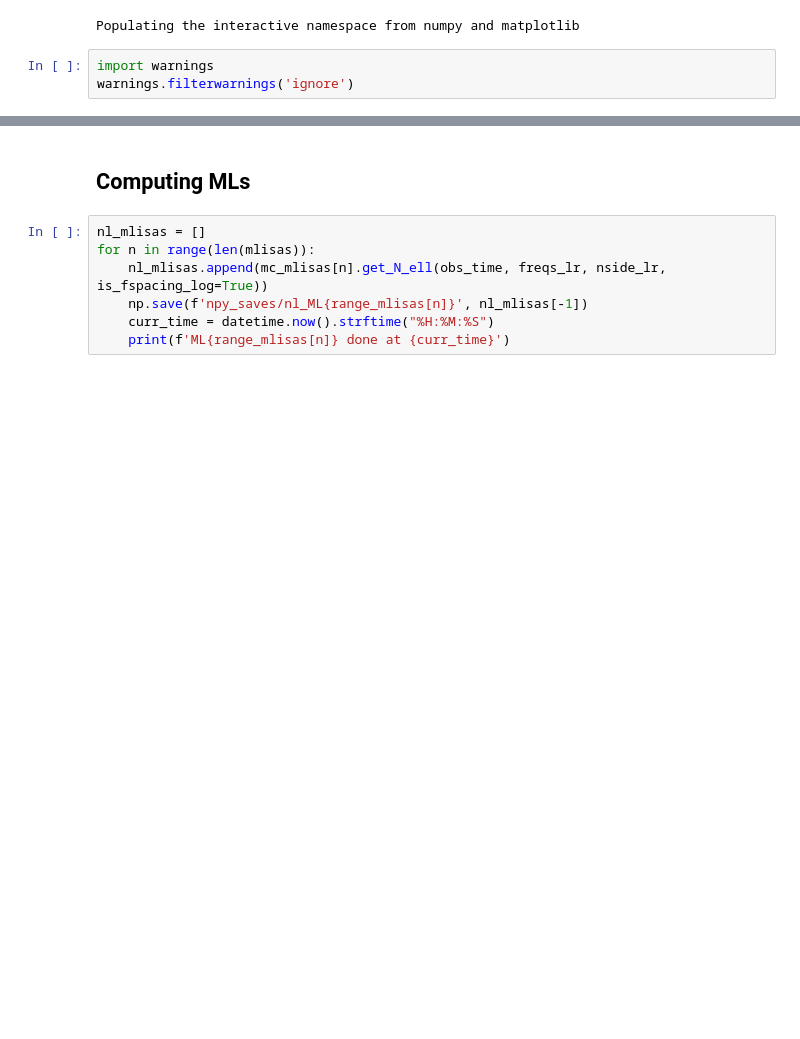
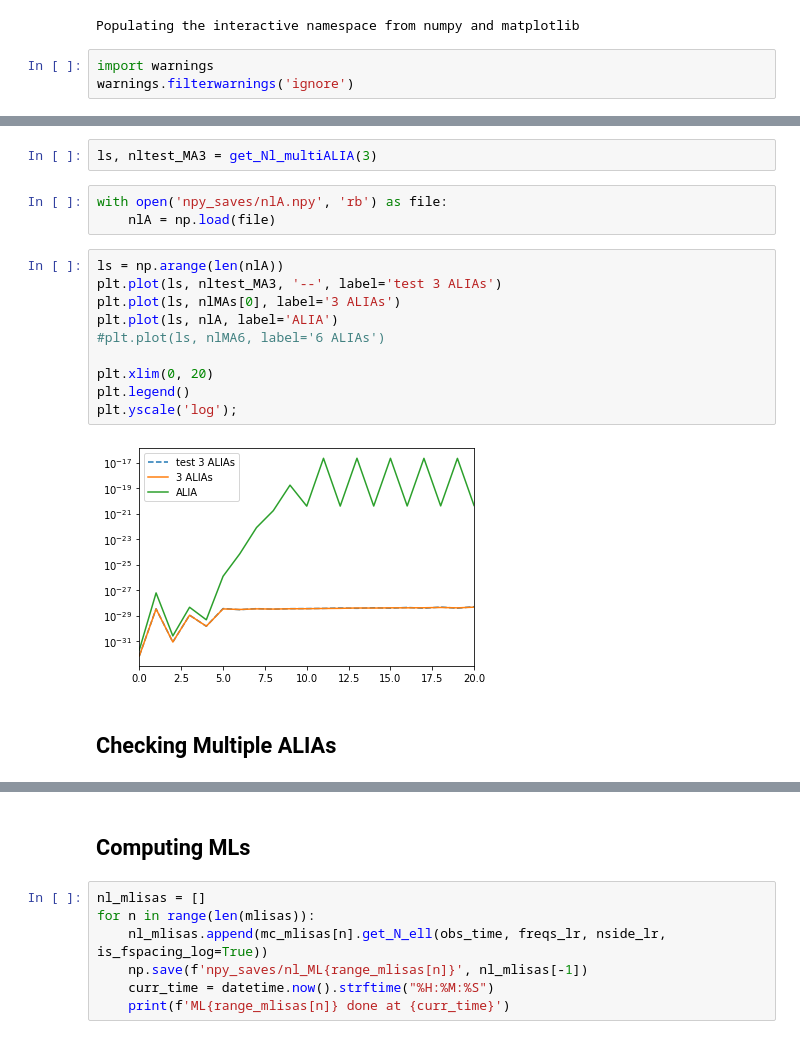
Before and after one commit to damonge/schNell, a Jupyter notebook: mlisa_test.ipynb, the cells around one changed output, grey strips where cells are left out. Drawn from its saved outputs; the diff is of its cells as text; blank space fills up the shorter version.

```diff
--- a/mlisa_test.ipynb
+++ b/mlisa_test.ipynb
@@ -85,0 +188,19 @@ def choose_color(i, n, st_c=start_color, en_c=end_color):
+# %%
+ls, nltest_MA3 = get_Nl_multiALIA(3)
+# %%
+with open('npy_saves/nlA.npy', 'rb') as file:
+    nlA = np.load(file)
+# %%
+ls = np.arange(len(nlA))
+plt.plot(ls, nltest_MA3, '--', label='test 3 ALIAs')
+plt.plot(ls, nlMAs[0], label='3 ALIAs')
+plt.plot(ls, nlA, label='ALIA')
+#plt.plot(ls, nlMA6, label='6 ALIAs')
+
+plt.xlim(0, 20)
+plt.legend()
+plt.yscale('log');
+# %% [output]
+[figure, added]
+# %% [markdown]
+## Checking Multiple ALIAs
```
Also changed, not shown: parts of 18 cells of this notebook.
